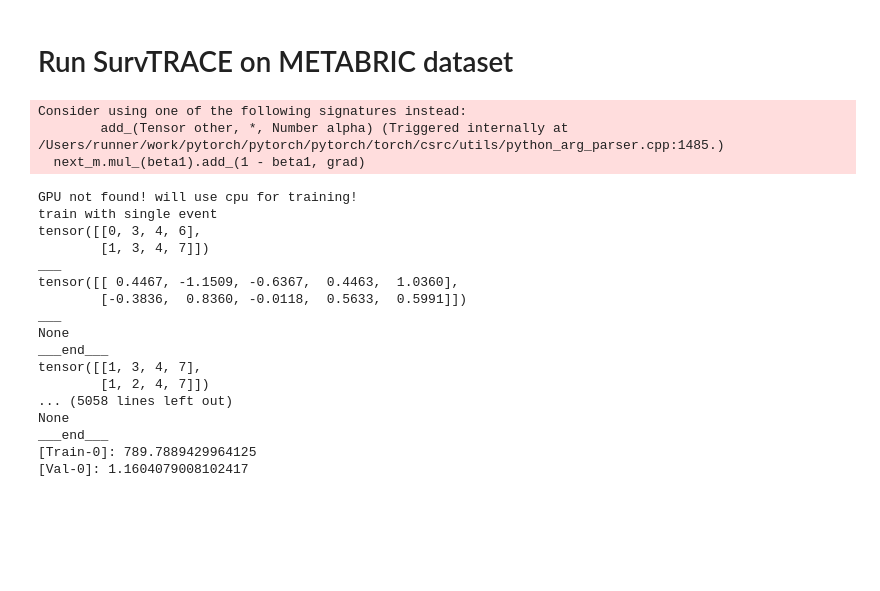
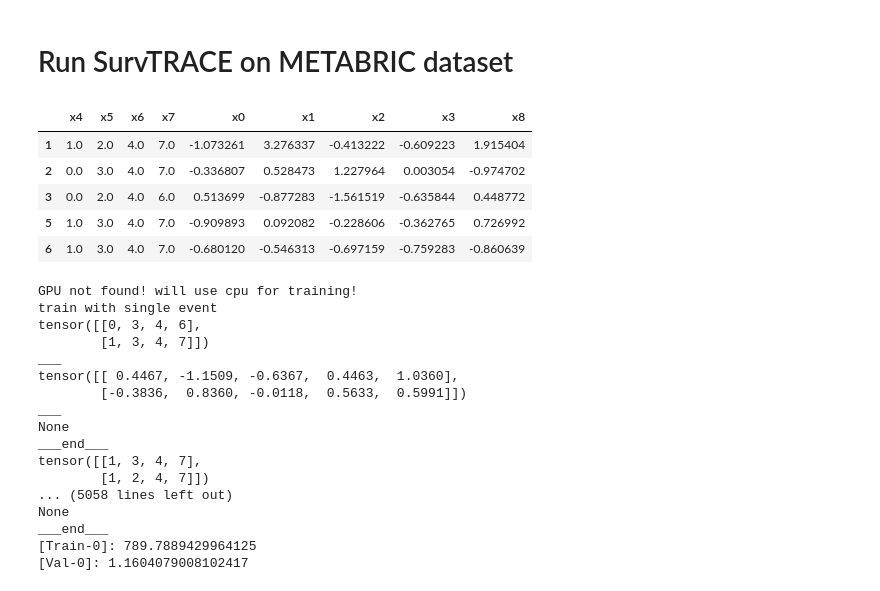
Before and after one commit to davidlee1102/Surtimesurvival, a Jupyter notebook: SurvTRACE/experiment_metabric.ipynb, the cells around one changed output. Saved outputs shown, nothing was run; the diff lists cells and outputs as text; code cells hidden in the pictures; blank space fills up the shorter version.

```diff
--- a/SurvTRACE/experiment_metabric.ipynb
+++ b/SurvTRACE/experiment_metabric.ipynb
@@ -26,35 +29,38 @@ hparams = {
+# %%
+df_train.head()
+# %% [output]
+|  | x4 | x5 | x6 | x7 | x0 | x1 | x2 | x3 | x8 |
+| 1 | 1.0 | 2.0 | 4.0 | 7.0 | -1.073261 | 3.276337 | -0.413222 | -0.609223 | 1.915404 |
+| 2 | 0.0 | 3.0 | 4.0 | 7.0 | -0.336807 | 0.528473 | 1.227964 | 0.003054 | -0.974702 |
+| 3 | 0.0 | 2.0 | 4.0 | 6.0 | 0.513699 | -0.877283 | -1.561519 | -0.635844 | 0.448772 |
+| 5 | 1.0 | 3.0 | 4.0 | 7.0 | -0.909893 | 0.092082 | -0.228606 | -0.362765 | 0.726992 |
+| 6 | 1.0 | 3.0 | 4.0 | 7.0 | -0.680120 | -0.546313 | -0.697159 | -0.759283 | -0.860639 |
 # %%
-# load data
-df, df_train, df_y_train, df_test, df_y_test, df_val, df_y_val = load_data(STConfig)
-
 # get model
 model = SurvTraceSingle(STConfig)
 
 # initialize a trainer
 trainer = Trainer(model)
 train_loss, val_loss = trainer.fit((df_train, df_y_train), (df_val, df_y_val),
-        batch_size=hparams['batch_size'],
-        epochs=hparams['epochs'],
-        learning_rate=hparams['learning_rate'],
-        weight_decay=hparams['weight_decay'],)
+                                   batch_size=hparams['batch_size'],
+                                   epochs=hparams['epochs'],
+                                   learning_rate=hparams['learning_rate'],
+                                   weight_decay=hparams['weight_decay'],)
 # %% [output]
-Consider using one of the following signatures instead:
-        add_(Tensor other, *, Number alpha) (Triggered internally at /Users/runner/work/pytorch/pytorch/pytorch/torch/csrc/utils/python_arg_parser.cpp:1485.)
-  next_m.mul_(beta1).add_(1 - beta1, grad)
+GPU not found! will use cpu for training!
+train with single event
+tensor([[0, 3, 4, 6],
+        [1, 3, 4, 7]])
+___
+tensor([[ 0.4467, -1.1509, -0.6367,  0.4463,  1.0360],
+        [-0.3836,  0.8360, -0.0118,  0.5633,  0.5991]])
+___
+None
+___end___
+tensor([[1, 3, 4, 7],
+        [1, 2, 4, 7]])
+... (5058 lines left out)
+None
+___end___
+[Train-0]: 789.7889429964125
+[Val-0]: 1.1604079008102417
-GPU not found! will use cpu for training!
-train with single event
-tensor([[0, 3, 4, 6],
-        [1, 3, 4, 7]])
-___
-tensor([[ 0.4467, -1.1509, -0.6367,  0.4463,  1.0360],
-        [-0.3836,  0.8360, -0.0118,  0.5633,  0.5991]])
-___
-None
-___end___
-tensor([[1, 3, 4, 7],
-        [1, 2, 4, 7]])
-... (5058 lines left out)
-None
-___end___
-[Train-0]: 789.7889429964125
-[Val-0]: 1.1604079008102417
```
Also changed, not shown: parts of 13 cells of this notebook, 8 other files.
